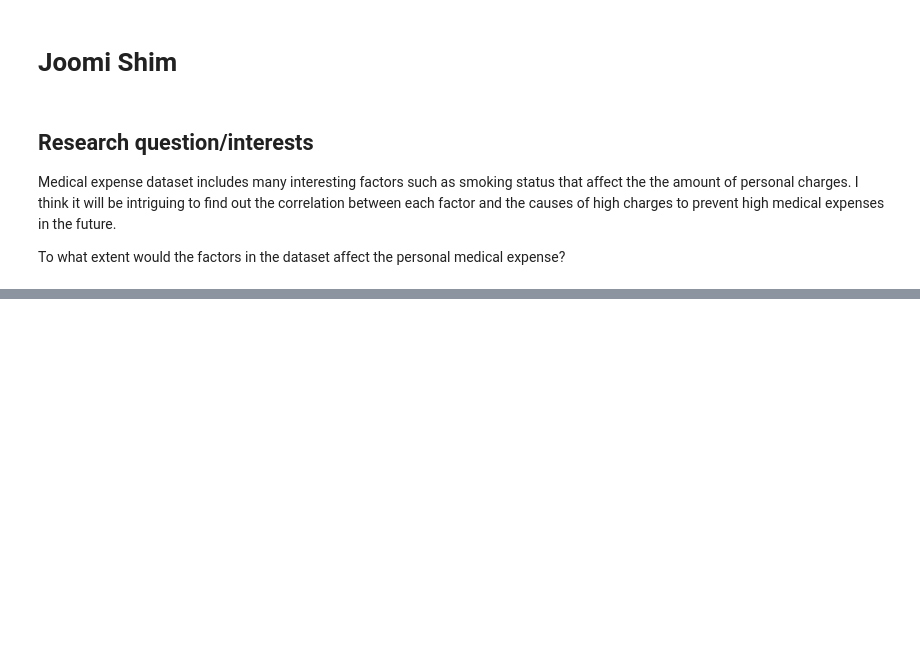
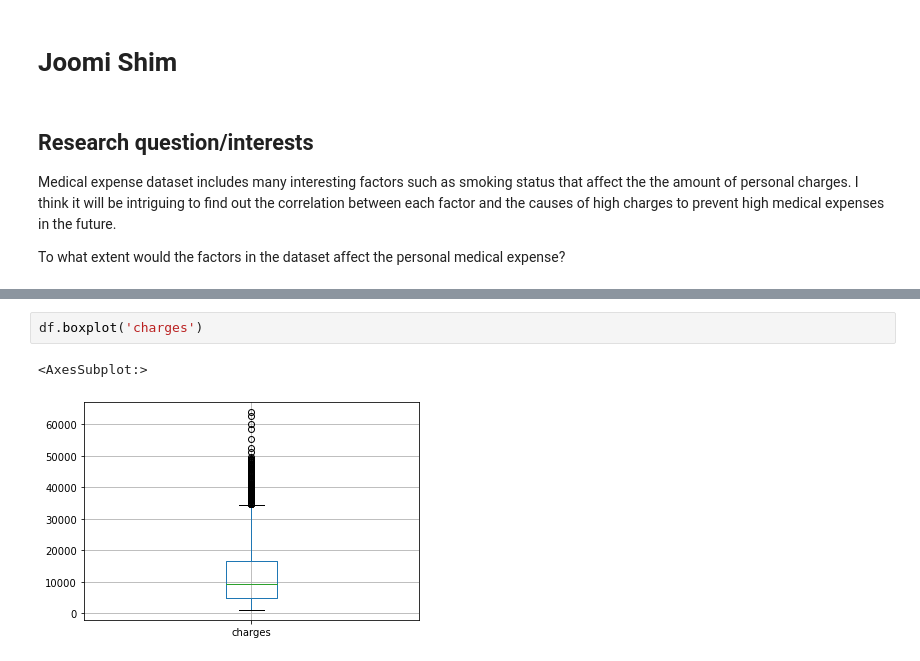
Before and after one commit to data301-2021-winter1/project-group60-project, a Jupyter notebook: notebooks/analysis1.ipynb, the cells around one changed output, grey strips where cells are left out. Drawn from its saved outputs; the diff is of its cells as text; blank space fills up the shorter version.

```diff
--- a/notebooks/analysis1.ipynb
+++ b/notebooks/analysis1.ipynb
@@ -8,0 +115,5 @@ To what extent would the factors in the dataset affect the personal medical expe
+# %%
+df.boxplot('charges')
+# %% [output]
+<AxesSubplot:>
+[figure, added]
```
Also changed, not shown: parts of 20 cells of this notebook, 3 other files.
